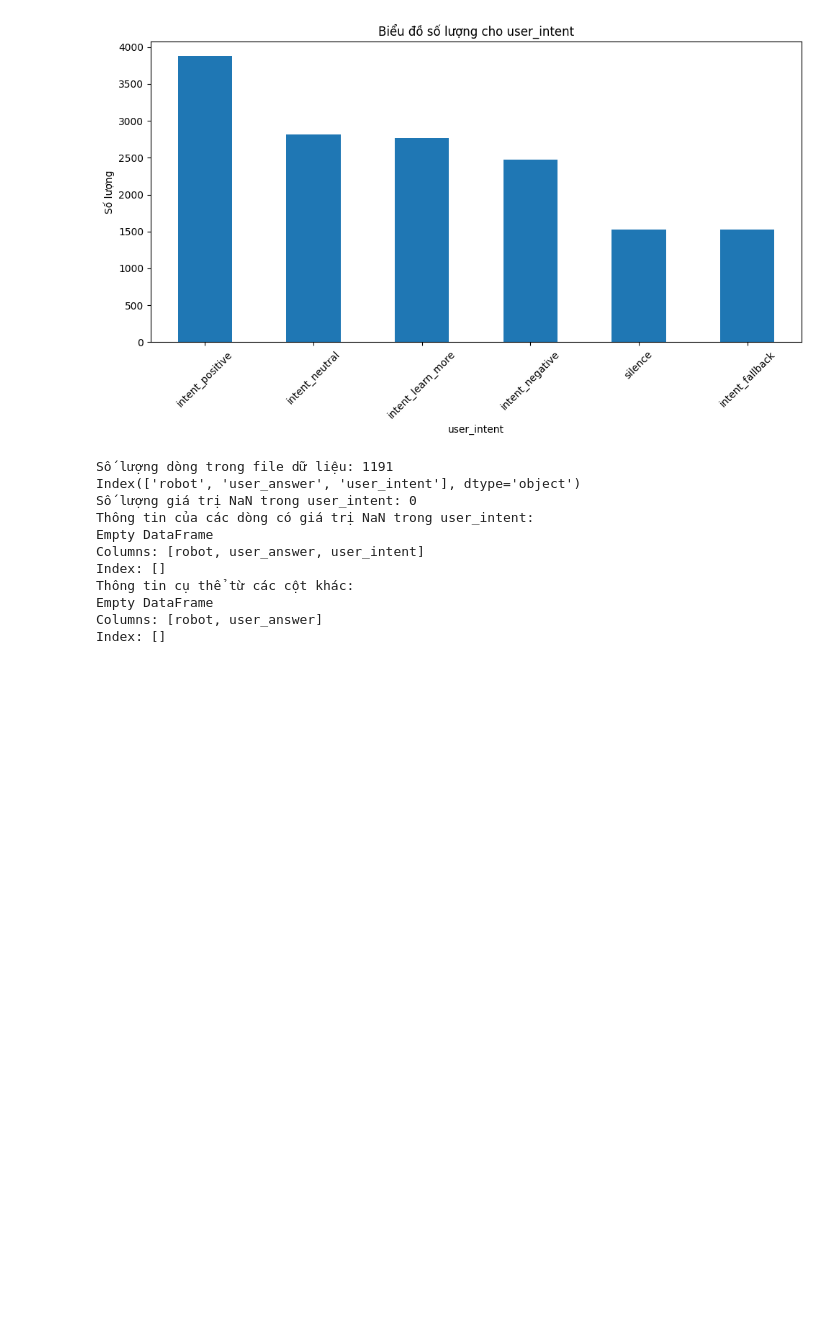
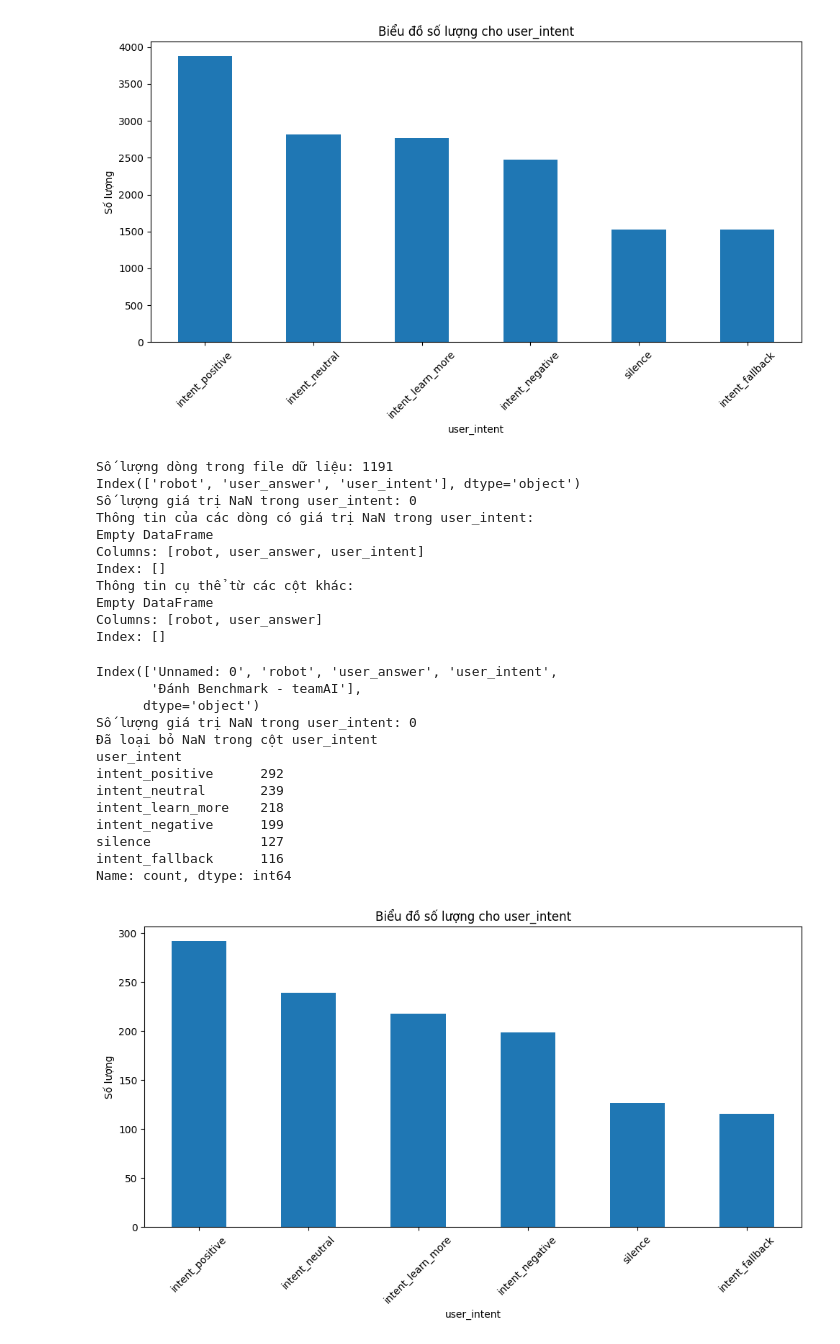
Before and after one commit to DoanNgocCuong/MiniProd_NLP2_IntentClassification_MappingFastResponse_T1_2025_StepUpEducation, a Jupyter notebook: src/processed_data/EDA.ipynb, the cells around one changed output. Cells and saved outputs as stored; diff of their text form; code cells hidden in the pictures; blank space fills up the shorter version.

```diff
--- a/src/processed_data/EDA.ipynb
+++ b/src/processed_data/EDA.ipynb
@@ -366,3 +366,54 @@ Thông tin cụ thể từ các cột khác:
 Empty DataFrame
 Columns: [robot, user_answer]
 Index: []
+# %%
+import pandas as pd
+import matplotlib.pyplot as plt
+
+# Đọc file Excel
+df = pd.read_excel("../evaluation/test2_1000processedDang123new.xlsx")
+
+# Kiểm tra các cột trong DataFrame
+print(df.columns)
+
+# Giả sử bạn muốn vẽ biểu đồ cho cột 'user_intent'
+column_name = 'user_intent'  # Thay thế bằng tên cột bạn muốn vẽ
+
+# Kiểm tra số lượng giá trị NaN trong cột user_intent
+print("Số lượng giá trị NaN trong user_intent:", df[column_name].isnull().sum())
+
+# Loại bỏ các hàng có giá trị NaN trong cột user_intent
+df = df.dropna(subset=[column_name])
+print("Đã loại bỏ NaN trong cột user_intent")
+# Đếm số lượng các giá trị duy nhất trong cột
+value_counts = df[column_name].value_counts()
+print(value_counts)
+
+# Hàm vẽ biểu đồ cột
+def plot_bar_chart(value_counts, column_name):
+    plt.figure(figsize=(10, 6))
+    value_counts.plot(kind='bar')
+    plt.title(f'Biểu đồ số lượng cho {column_name}')
+    plt.xlabel(column_name)
+    plt.ylabel('Số lượng')
+    plt.xticks(rotation=45)
+    plt.tight_layout()  # Đảm bảo rằng nhãn không bị cắt
+    plt.show()
+
+# Vẽ biểu đồ
+plot_bar_chart(value_counts, column_name)
+# %% [output]
+Index(['Unnamed: 0', 'robot', 'user_answer', 'user_intent',
+       'Đánh Benchmark - teamAI'],
+      dtype='object')
+Số lượng giá trị NaN trong user_intent: 0
+Đã loại bỏ NaN trong cột user_intent
+user_intent
+intent_positive      292
+intent_neutral       239
+intent_learn_more    218
+intent_negative      199
+silence              127
+intent_fallback      116
+Name: count, dtype: int64
+[figure, added]
```
Also changed, not shown: 5 other files.
